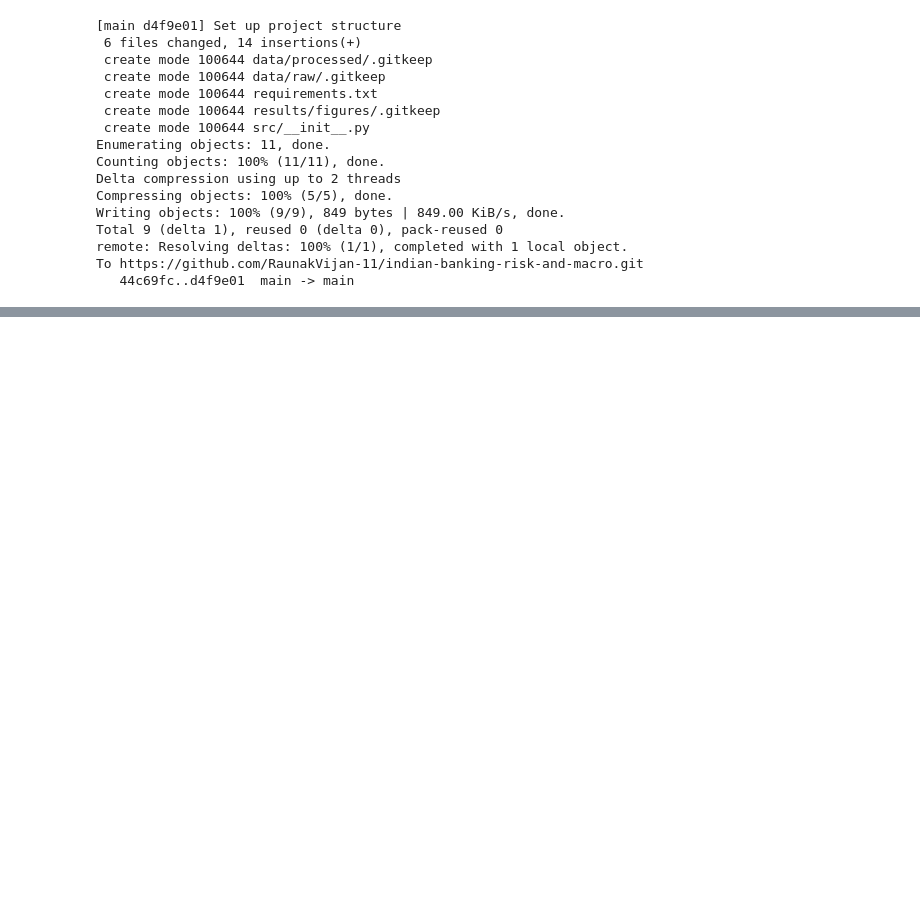
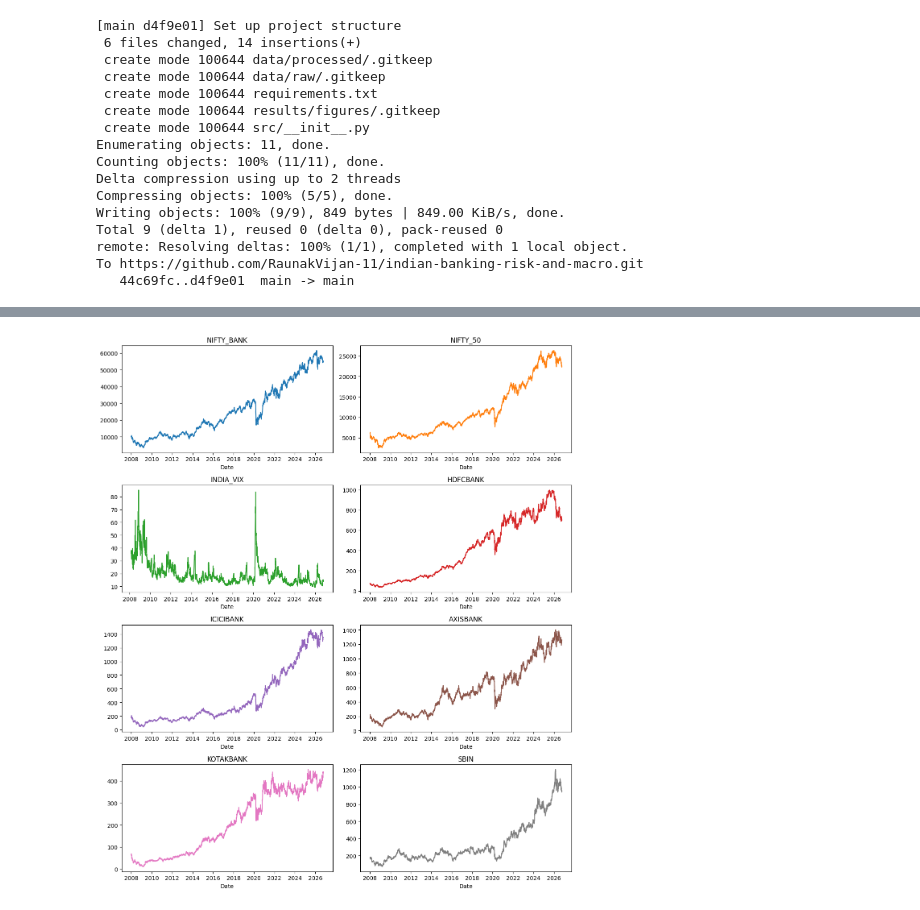
Before and after one commit to RaunakVijan-11/indian-banking-risk-and-macro, a Jupyter notebook: notebooks/00_data_and_stylized_facts.ipynb, the cells around one changed output, grey strips where cells are left out. Saved outputs shown, nothing was run; the diff lists cells and outputs as text; code cells hidden in the pictures; blank space fills up the shorter version.

Commit message:
Add notebook 00 with outputs

```diff
--- a/notebooks/00_data_and_stylized_facts.ipynb
+++ b/notebooks/00_data_and_stylized_facts.ipynb
@@ -48,0 +164,34 @@ To https://github.com/RaunakVijan-11/indian-banking-risk-and-macro.git
+# %%
+# 1) Drop non-trading days
+n0 = len(raw)
+no_index = raw[indices].isna().all(axis=1)        # holidays / Muhurat sessions: stock rows exist, no index data
+no_stock = raw[stocks].isna().all(axis=1)         # incomplete rows
+dropped = raw.index[no_index | no_stock]
+prices = raw.loc[~(no_index | no_stock)].copy()
+print(f"Dropped {n0 - len(prices)} non-trading rows:", [d.strftime("%Y-%m-%d") for d in dropped])
+
+# 2) Stale stock rows: all five stocks unchanged vs previous row while the market was open
+#    (Yahoo carried the price forward). Set to NaN, keep the row so the indices keep their real return.
+stale_stock = (prices[stocks].diff() == 0).all(axis=1)
+print("Stale stock rows set to NaN:", [d.date() for d in prices.index[stale_stock]])
+prices.loc[stale_stock, stocks] = np.nan
+
+# 3) Log returns: each series uses its own consecutive valid prices (no forward-filling),
+#    so a gap gives that series one two-day return, never a fake zero.
+price_cols = [c for c in prices.columns if c != "INDIA_VIX"]    # India VIX stays in levels
+rets = pd.concat({c: np.log(prices[c].dropna()).diff() for c in price_cols}, axis=1).iloc[1:]
+assert not (rets[stocks] == 0).all(axis=1).any(), "stale-filler rows remain"
+
+# 4) HDFC Bank / HDFC Ltd merger window (effective July 2023); handled explicitly in the cointegration notebook
+merger_window = ("2023-06-15", "2023-07-31")
+
+prices.to_csv("data/processed/prices_clean.csv")
+rets.to_csv("data/processed/log_returns.csv")
+
+print("\nReturns shape:", rets.shape)
+print("\nMissing returns per series:")
+print(rets.isna().sum())
+print("\nLargest absolute daily moves:")
+print(rets.abs().max().sort_values(ascending=False).round(4))
+print("\nDates of those largest moves:")
+print(rets.abs().idxmax().dt.date)
@@ -48,0 +216,8 @@ To https://github.com/RaunakVijan-11/indian-banking-risk-and-macro.git
+# %%
+prices.plot(subplots=True, figsize=(12, 14), layout=(4, 2), sharex=False,
+            legend=False, title=list(prices.columns))
+plt.tight_layout()
+plt.savefig("results/figures/00_prices_overview.png", dpi=150)
+plt.show()
+# %% [output]
+[figure, added]
```
Also changed, not shown: parts of 12 cells of this notebook.
